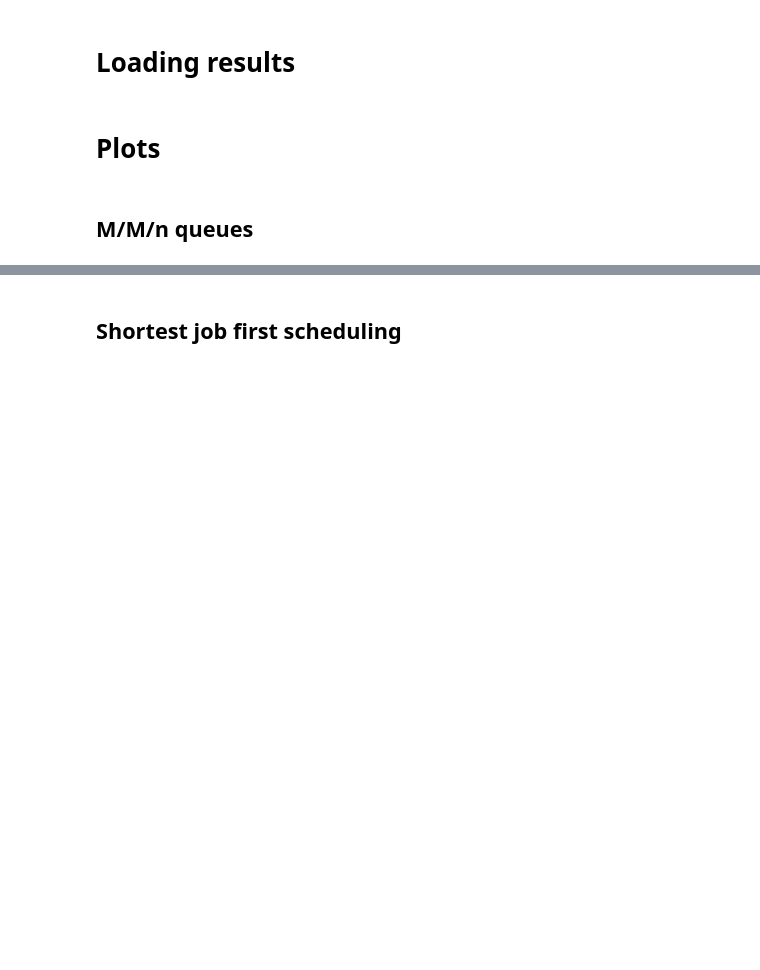
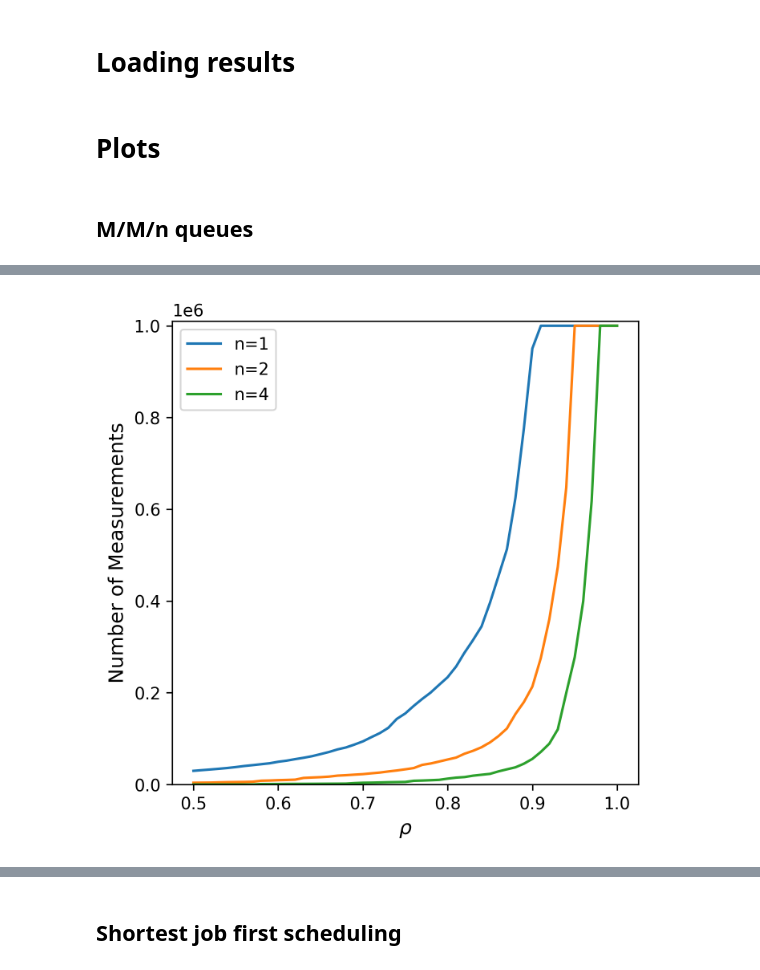
Before and after one commit to tuaosh/StochSim-Assignment-2, a Jupyter notebook: simulations.ipynb, the cells around one changed output, grey strips where cells are left out. Cells and saved outputs as stored; diff of their text form; code cells hidden in the pictures; blank space fills up the shorter version.

```diff
--- a/simulations.ipynb
+++ b/simulations.ipynb
@@ -207,16 +281,18 @@ plt.show()
 # %%
 fig, ax = plt.subplots(1, 1, figsize=(5, 5))
 ax.plot(RHO, [len(l) for l in list_M_M_1], label="n=1")
 ax.plot(RHO, [len(l) for l in list_M_M_2], label="n=2")
 ax.plot(RHO, [len(l) for l in list_M_M_4], label="n=4")
 
 ax.set_ylabel("Number of Measurements", fontsize=12)
 
 ax.set_xlabel(r"$\rho$", fontsize=12)
 
-ax.set_ylim(0, 101000)
+ax.set_ylim(0, 1010000)
 ax.legend()
 
 plt.show()
+# %% [output]
+[figure, added]
 # %%
 fig, ax = plt.subplots(1, 1, figsize=(5, 5))
```
Also changed, not shown: parts of 19 cells of this notebook, 1 other file.
